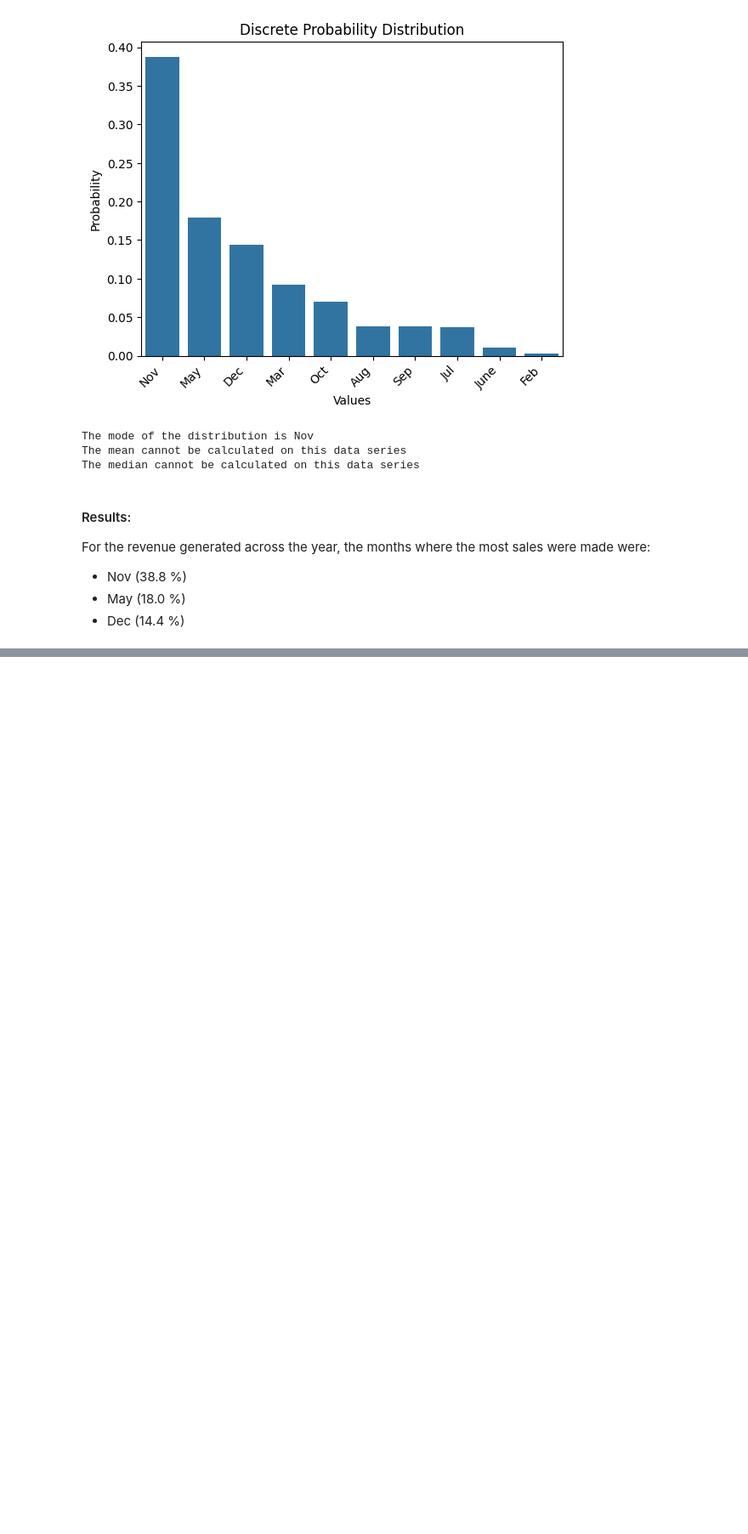
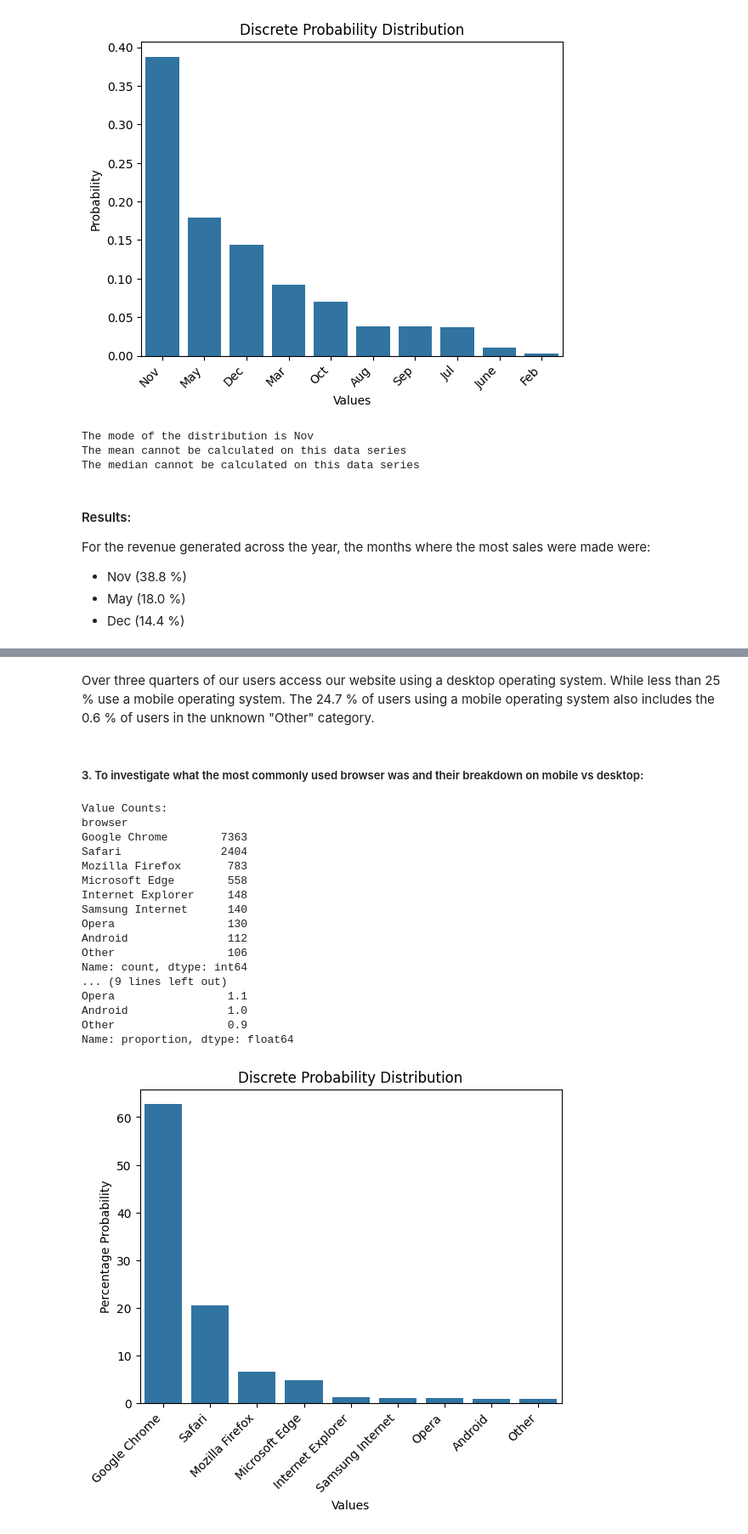
Before and after one commit to Chills00/exploratory-data-analysis---online-shopping-in-retail917, a Jupyter notebook: Analysis_Notebook.ipynb, the cells around one changed output, grey strips where cells are left out. Shown: that part at 85% size. Saved outputs shown, nothing was run; the diff lists cells and outputs as text; code cells hidden in the pictures; blank space fills up the shorter version.

```diff
--- a/Analysis_Notebook.ipynb
+++ b/Analysis_Notebook.ipynb
@@ -204,0 +290,27 @@ For the revenue generated across the year, the months where the most sales were
+# %% [markdown]
+Over three quarters of our users access our website using a desktop operating system. While less than 25 % use a mobile operating system. The 24.7 % of users using a mobile operating system also includes the 0.6 % of users in the unknown "Other" category.
+# %% [markdown]
+##### 3. To investigate what the most commonly used browser was and their breakdown on mobile vs desktop:
+# %%
+# To determine the value counts and percentage probability for browser the customer_counts function created earlier can be used:
+
+customer_counts(df, 'browser')
+# %% [output]
+Value Counts:
+browser
+Google Chrome        7363
+Safari               2404
+Mozilla Firefox       783
+Microsoft Edge        558
+Internet Explorer     148
+Samsung Internet      140
+Opera                 130
+Android               112
+Other                 106
+Name: count, dtype: int64
+... (9 lines left out)
+Opera                 1.1
+Android               1.0
+Other                 0.9
+Name: proportion, dtype: float64
+[figure, added]
```
Also changed, not shown: parts of 20 cells of this notebook, 1 other file.
